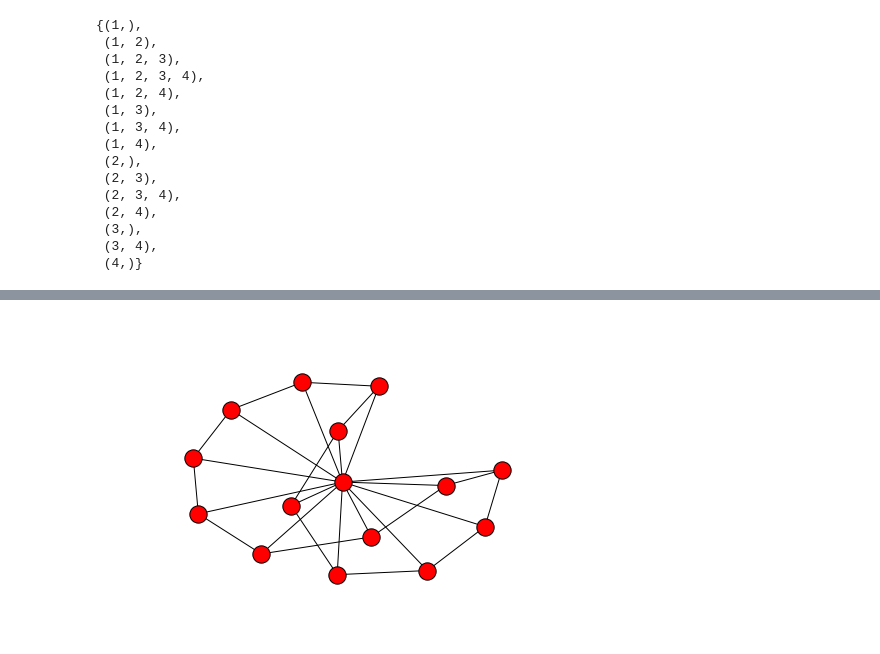
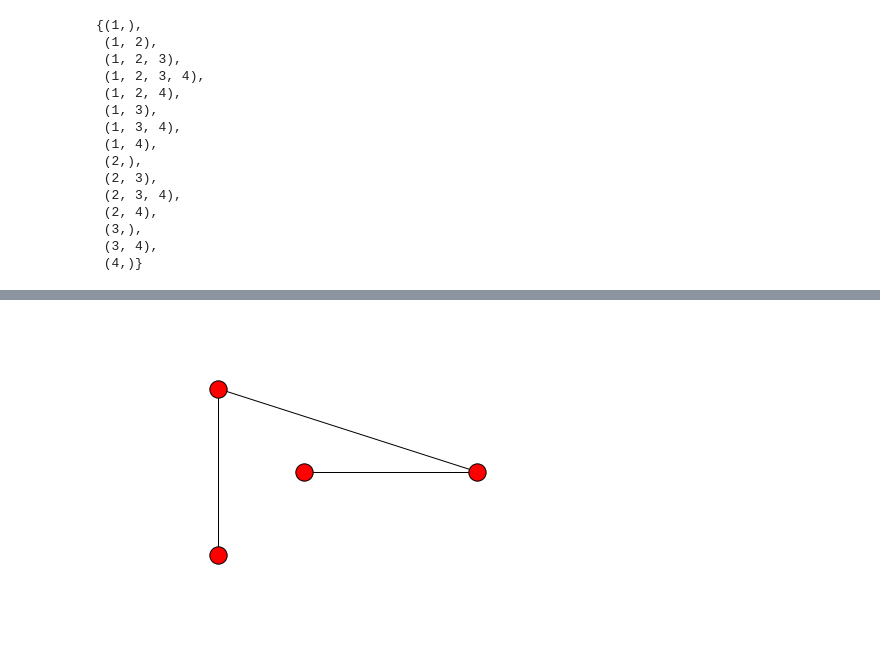
Before and after one commit to victoreram/MSU, a Jupyter notebook: HW1.ipynb, the cells around one changed output, grey strips where cells are left out. Cells and saved outputs as stored; diff of their text form; code cells hidden in the pictures.

```diff
--- a/HW1.ipynb
+++ b/HW1.ipynb
@@ -246,4 +358,7 @@ d2 = nx.wheel_graph(15)
-# %%
-nx.draw(wg)
-# %% [output]
-[figure, removed]
+# %%
+G = nx.path_graph(4)
+shells = [[0], [1, 2, 3]]
+pos = nx.shell_layout(G, shells)
+nx.draw(G,pos)
+# %% [output]
+[figure, added]
```
Also changed, not shown: parts of 22 cells of this notebook.
